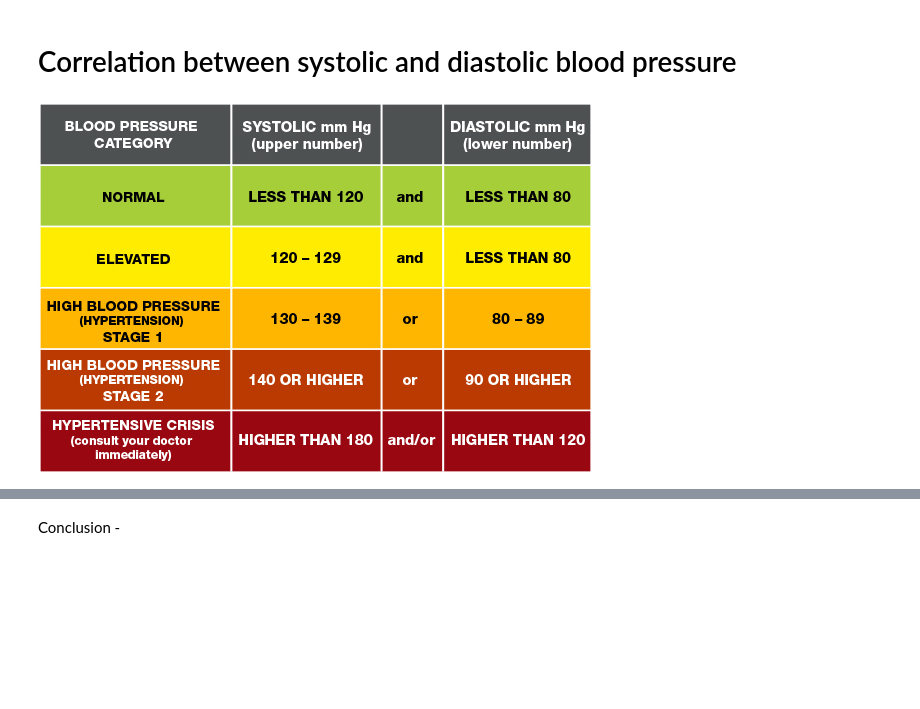
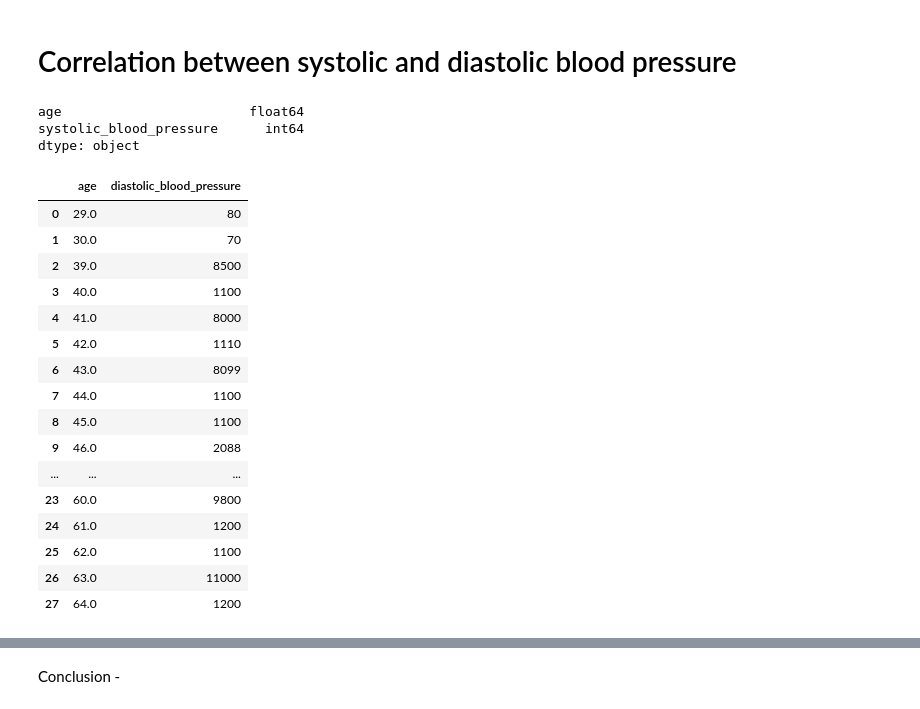
Before and after one commit to oof1718963/C193, a Jupyter notebook: C193_project-student.ipynb, the cells around one changed output, grey strips where cells are left out. Saved outputs shown, nothing was run; the diff lists cells and outputs as text; code cells hidden in the pictures; blank space fills up the shorter version.

```diff
--- a/C193_project-student.ipynb
+++ b/C193_project-student.ipynb
@@ -21,19 +79,36 @@ Plot a line graph to find the correlation between systolic and diastolic blood p
 Conclusion -
 # %% [markdown]
 # Correlation between systolic and diastolic blood pressure
-# %%
-# Diastolic blood pressure - is the pressure in the arteries when the heart rests between beats
-# Systolic blood pressure - the pressure in your arteries when your heart beats
-
-#predefine code for image
-from IPython.display import Image
-Image(filename='blood pressure readings chart.jpg')
-#predefine code end
-# %% [output]
-[figure, removed]
 # %%
 #Task 4
 #Group by age and find maximum systolic blood pressure and create a dataframe project out of it
+group_by_age_systolic = df.groupby('age')['systolic_blood_pressure'].max().reset_index()
+group_by_age_systolic.dtypes
+# %% [output]
+age                        float64
+systolic_blood_pressure      int64
+dtype: object
 # %%
 #Task 5
 #Group by age and find maximum diastolic blood pressure and create a dataframe project out of it
+group_by_age_diastolic = df.groupby('age')['diastolic_blood_pressure'].max().reset_index()
+
+group_by_age_diastolic
+# %% [output]
+|  | age | diastolic_blood_pressure |
+| 0 | 29.0 | 80 |
+| 1 | 30.0 | 70 |
+| 2 | 39.0 | 8500 |
+| 3 | 40.0 | 1100 |
+| 4 | 41.0 | 8000 |
+| 5 | 42.0 | 1110 |
+| 6 | 43.0 | 8099 |
+| 7 | 44.0 | 1100 |
+| 8 | 45.0 | 1100 |
+| 9 | 46.0 | 2088 |
+| ... | ... | ... |
+| 23 | 60.0 | 9800 |
+| 24 | 61.0 | 1200 |
+| 25 | 62.0 | 1100 |
+| 26 | 63.0 | 11000 |
+| 27 | 64.0 | 1200 |
```
Also changed, not shown: parts of 6 cells of this notebook.
